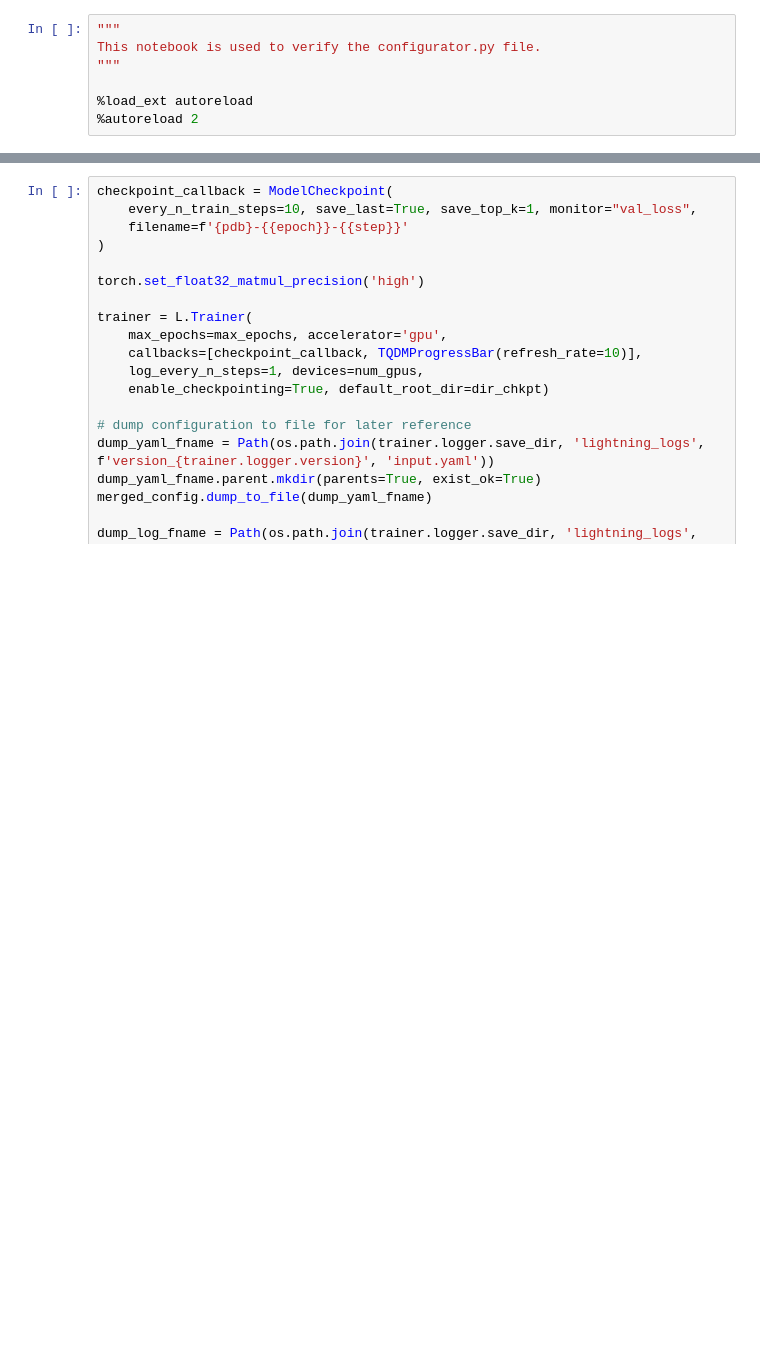
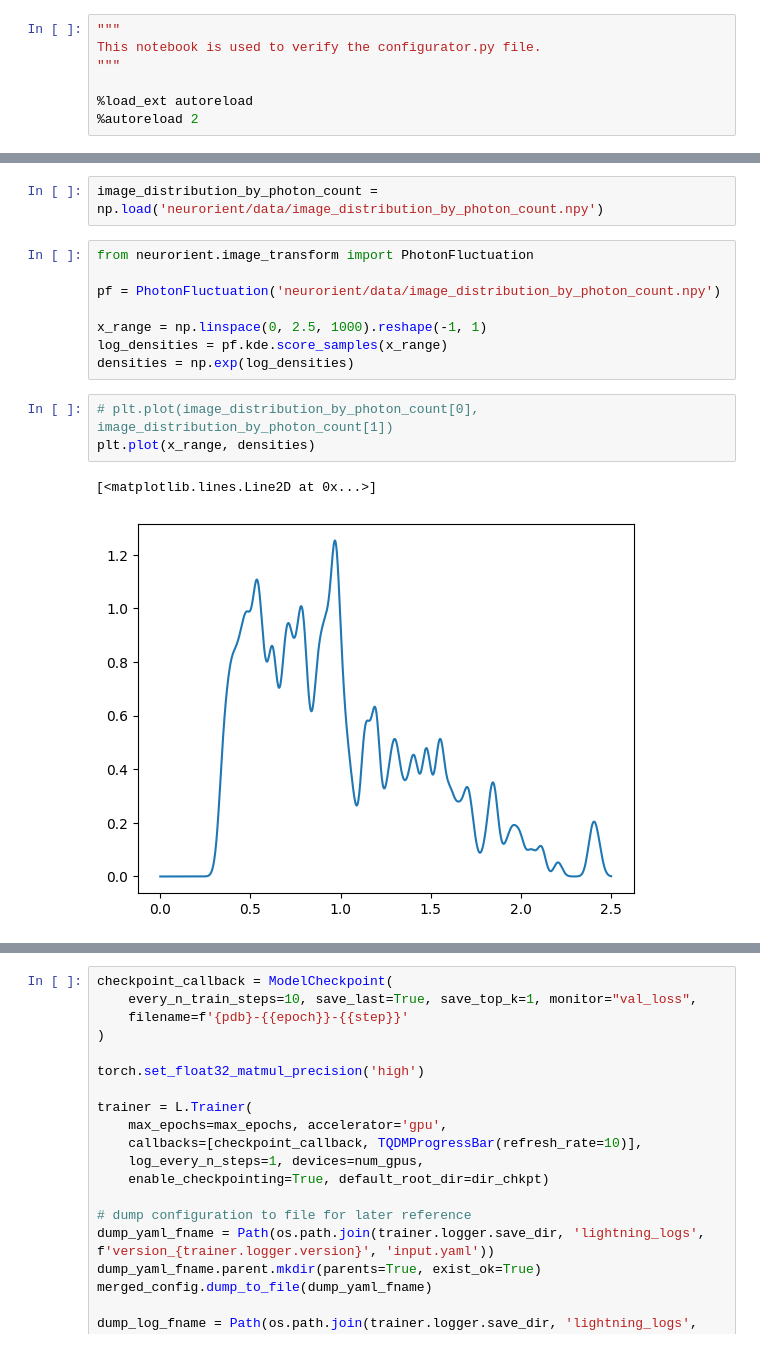
Before and after one commit to zhantaochen/neurorient, a Jupyter notebook: verify_configurator.ipynb, the cells around one changed output, grey strips where cells are left out. Cells and saved outputs as stored; diff of their text form; blank space fills up the shorter version.

Commit message:
add photon fluctuation transformation

```diff
--- a/verify_configurator.ipynb
+++ b/verify_configurator.ipynb
@@ -150,0 +156,16 @@ dataloader_validate = torch.utils.data.DataLoader( dataset_validate,
+# %%
+image_distribution_by_photon_count = np.load('neurorient/data/image_distribution_by_photon_count.npy')
+# %%
+from neurorient.image_transform import PhotonFluctuation
+
+pf = PhotonFluctuation('neurorient/data/image_distribution_by_photon_count.npy')
+
+x_range = np.linspace(0, 2.5, 1000).reshape(-1, 1)
+log_densities = pf.kde.score_samples(x_range)
+densities = np.exp(log_densities)
+# %%
+# plt.plot(image_distribution_by_photon_count[0], image_distribution_by_photon_count[1])
+plt.plot(x_range, densities)
+# %% [output]
+[<matplotlib.lines.Line2D at 0x...>]
+[figure, added]
```
Also changed, not shown: parts of 7 cells of this notebook, 6 other files.
